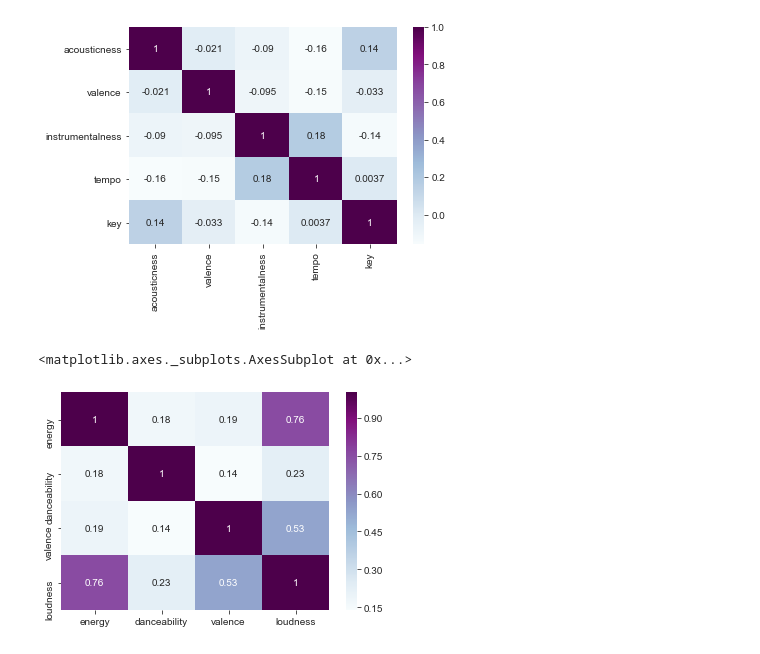
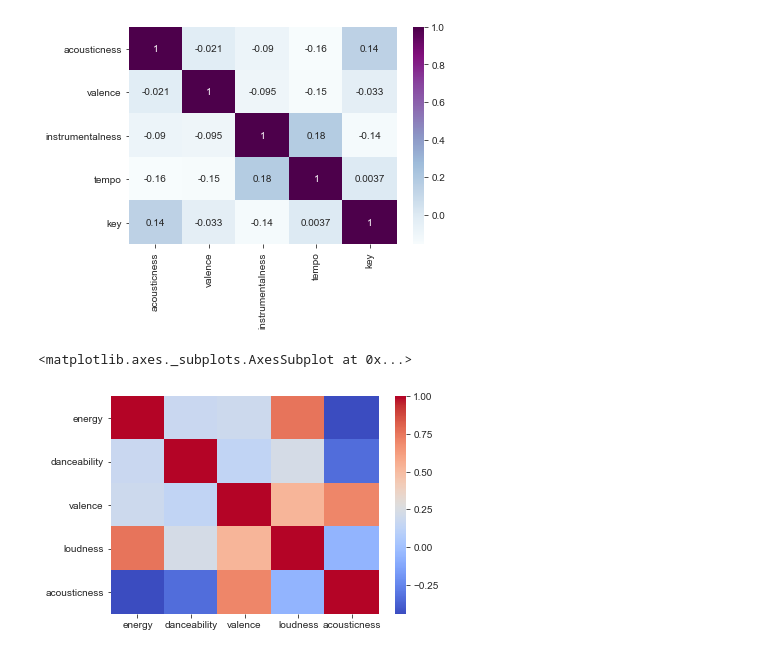
Before and after one commit to at3432/DataStudioProjects, a Jupyter notebook: Spotify/Spotify2018.ipynb, the cells around one changed output. Saved outputs shown, nothing was run; the diff lists cells and outputs as text; code cells hidden in the pictures.

Commit message:
Final charts

```diff
--- a/Spotify/Spotify2018.ipynb
+++ b/Spotify/Spotify2018.ipynb
@@ -16,3 +17,6 @@ df.head()
 | 2 | 0e7ipj03S05BNilyu5bRz | rockstar (feat. 21 Savage) | Post Malone | 0.587 | 0.535 | 5.0 | -6.090 | 0.0 | 0.0898 | ... |
 | 3 | 3swc6WTsr7rl9DqQKQA55 | Psycho (feat. Ty Dolla $ign) | Post Malone | 0.739 | 0.559 | 8.0 | -8.011 | 1.0 | 0.1170 | ... |
 | 4 | 2G7V7zsVDxg1yRsu7Ew9R | In My Feelings | Drake | 0.835 | 0.626 | 1.0 | -5.833 | 1.0 | 0.1250 | ... |
+# %%
+df = df.drop(columns=['duration_ms', 'time_signature'])
+df.head()
@@ -83,5 +143,5 @@ sns.heatmap(PostMalone.corr(),cmap="YlGnBu")
 # %%
 XXXT = df[df['artists'] == 'XXXTENTACION']
-XXXT = XXXT.drop(columns=['artists', 'name', 'id', 'time_signature'])
+XXXT = XXXT.drop(columns=['artists', 'name', 'id', 'time_signature', 'instrumentalness', 'duration_ms', 'mode'])
 XXXT
 # %% [output]
@@ -187,8 +248,8 @@ plt.savefig("testpot.pdf")
 # %% [output]
 [figure]
 # %%
-XXXTheat = XXXT[['energy', 'danceability', 'valence', 'loudness']]
-sns.heatmap(XXXTheat.corr(),annot=True,cmap="BuPu")
+XXXTheat = XXXT[['energy', 'danceability', 'valence', 'loudness', 'acousticness']]
+sns.heatmap(XXXTheat.corr(),annot=False,cmap="coolwarm", )
 # %% [output]
 <matplotlib.axes._subplots.AxesSubplot at 0x...>
-[figure, old version]
+[figure, new version]
```
Also changed, not shown: parts of 34 cells of this notebook, 1 other file.
